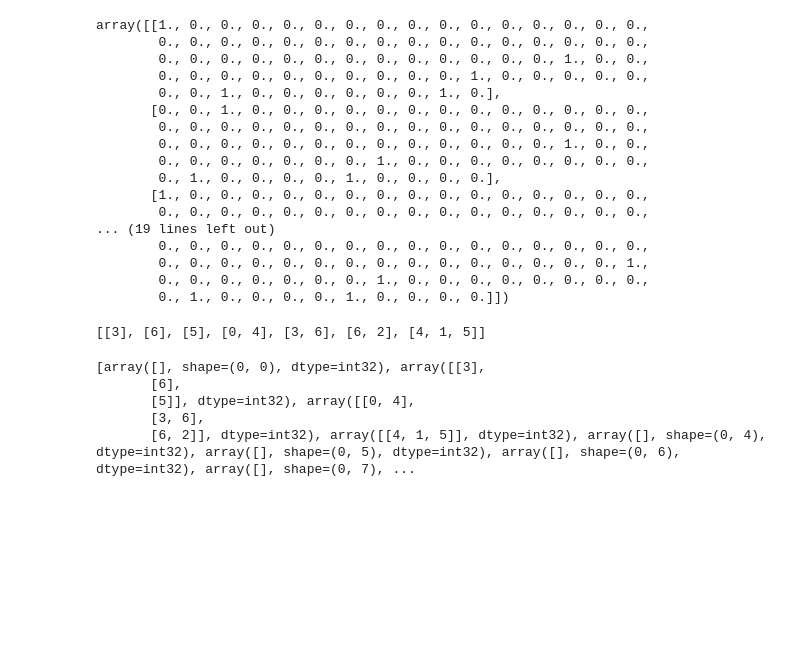
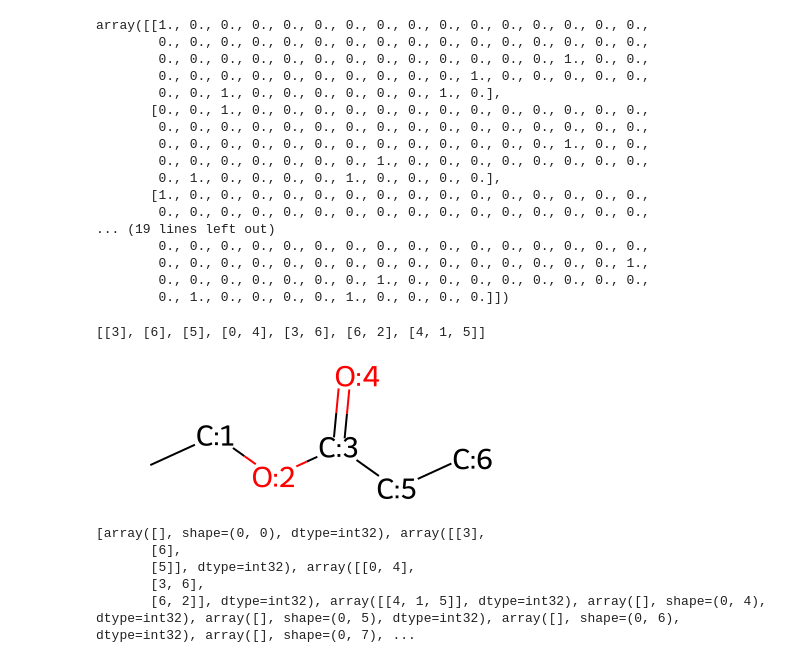
Before and after one commit to hsw0805/hsw0805, a Jupyter notebook: python-machine-learning-main/c_84_2_ML_Intro_Solubility.ipynb, the cells around one changed output. Drawn from its saved outputs; the diff is of its cells as text; code cells hidden in the pictures; blank space fills up the shorter version.

```diff
--- a/python-machine-learning-main/c_84_2_ML_Intro_Solubility.ipynb
+++ b/python-machine-learning-main/c_84_2_ML_Intro_Solubility.ipynb
@@ -424,6 +527,13 @@ array([[1., 0., 0., 0., 0., 0., 0., 0., 0., 0., 0., 0., 0., 0., 0., 0.,
 x[1].get_adjacency_list()
 # %% [output]
 [[3], [6], [5], [0, 4], [3, 6], [6, 2], [4, 1, 5]]
+# %%
+mol=Chem.MolFromSmiles("CCOC(=O)CC")
+for atom in mol.GetAtoms():
+    atom.SetAtomMapNum(atom.GetIdx())
+mol
+# %% [output]
+[figure, added]
 # %%
 print(x[1].get_deg_adjacency_lists())
 # %% [output]
```
Also changed, not shown: parts of 44 cells of this notebook, 5 other files.
